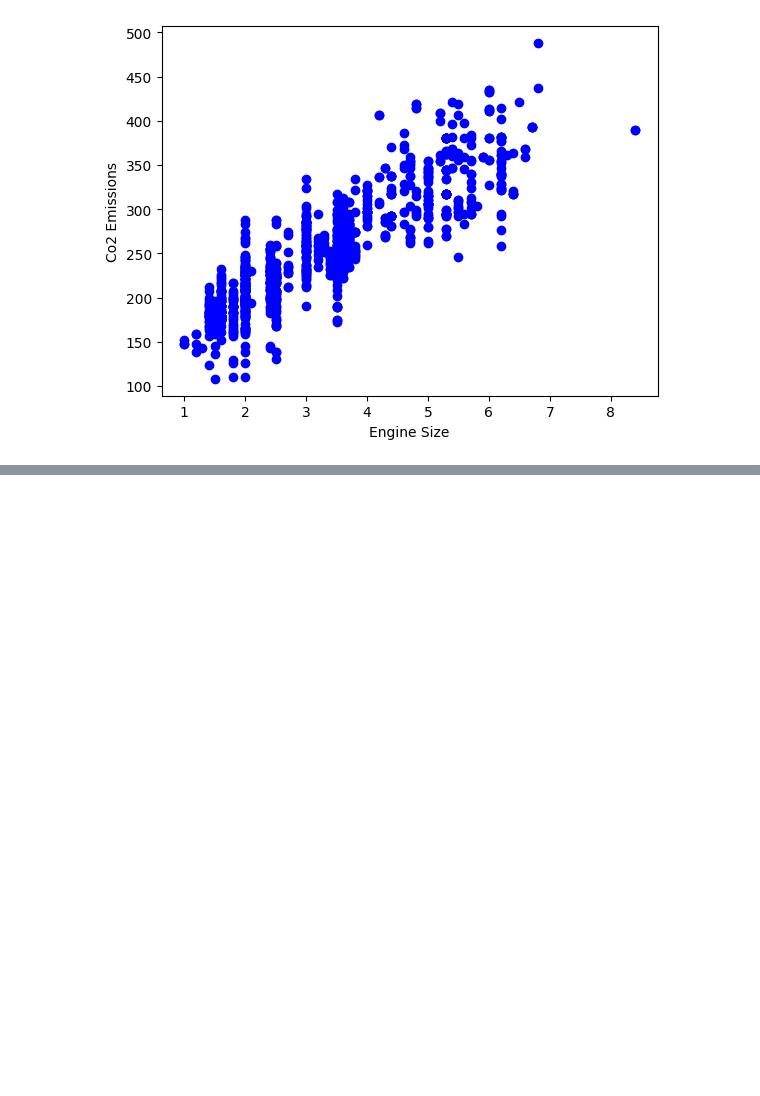
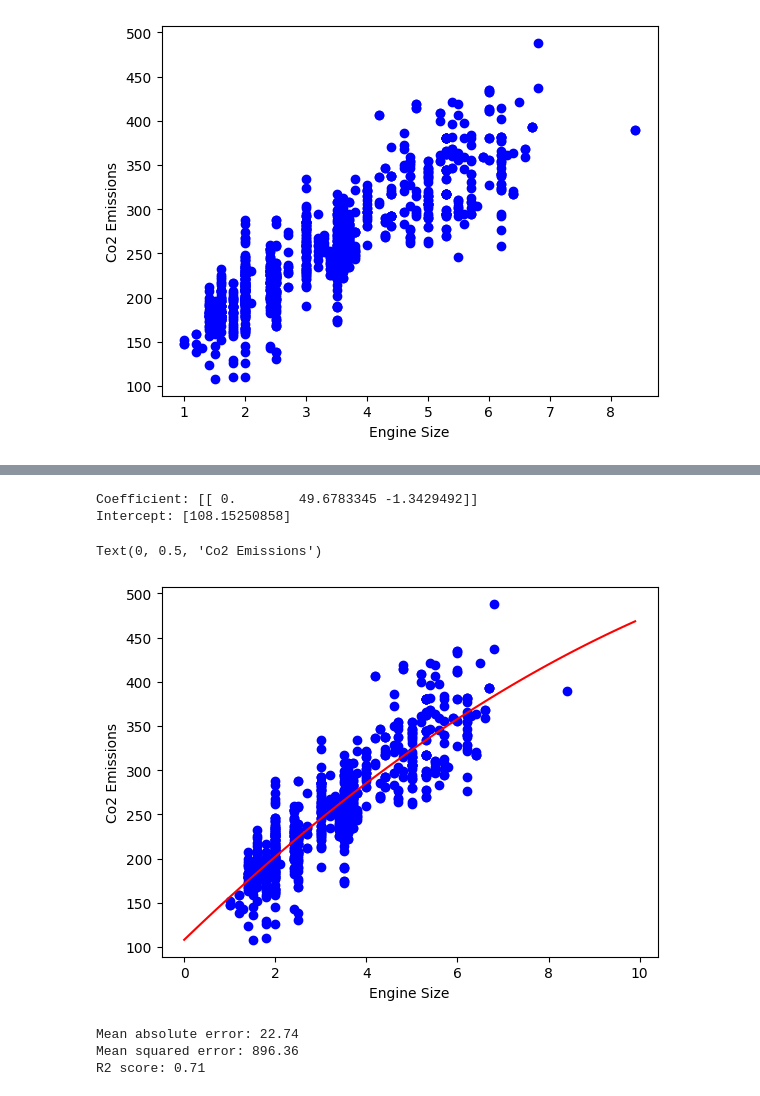
Before and after one commit to iamaryav/ai-notebooks, a Jupyter notebook: co2_prediction_polynomial_regression.ipynb, the cells around one changed output, grey strips where cells are left out. Saved outputs shown, nothing was run; the diff lists cells and outputs as text; code cells hidden in the pictures; blank space fills up the shorter version.

Commit message:
poly reg

```diff
--- a/co2_prediction_polynomial_regression.ipynb
+++ b/co2_prediction_polynomial_regression.ipynb
@@ -114,0 +113,32 @@ lin_mod = linear_model.LinearRegression()
+# %%
+lin_mod = linear_model.LinearRegression()
+train_y_ = lin_mod.fit(train_x_poly, train_y)
+# The coefficients
+print(f"Coefficient: {lin_mod.coef_}")
+print(f"Intercept: {lin_mod.intercept_}")
+# %% [output]
+Coefficient: [[ 0.        49.6783345 -1.3429492]]
+Intercept: [108.15250858]
+# %%
+plt.scatter(train.ENGINESIZE, train.CO2EMISSIONS, color="blue")
+xx = np.arange(0.0, 10.0, 0.1)
+yy = lin_mod.intercept_[0] + lin_mod.coef_[0][1] * xx + lin_mod.coef_[0][2] * np.power(xx, 2)
+plt.plot(xx, yy, '-r')
+plt.xlabel("Engine Size")
+plt.ylabel("Co2 Emissions")
+# %% [output]
+Text(0, 0.5, 'Co2 Emissions')
+[figure, added]
+# %%
+from sklearn.metrics import r2_score
+
+test_x_poly = poly.fit_transform(test_x)
+test_y_ = lin_mod.predict(test_x_poly)
+
+print(f"Mean absolute error: {np.mean(np.absolute(test_y_ - test_y)):0.2f}")
+print(f"Mean squared error: {np.mean((test_y_ - test_y) ** 2):0.2f}")
+print(f"R2 score: {r2_score(test_y_, test_y):0.2f}")
+# %% [output]
+Mean absolute error: 22.74
+Mean squared error: 896.36
+R2 score: 0.71
```
Also changed, not shown: parts of 4 cells of this notebook.
